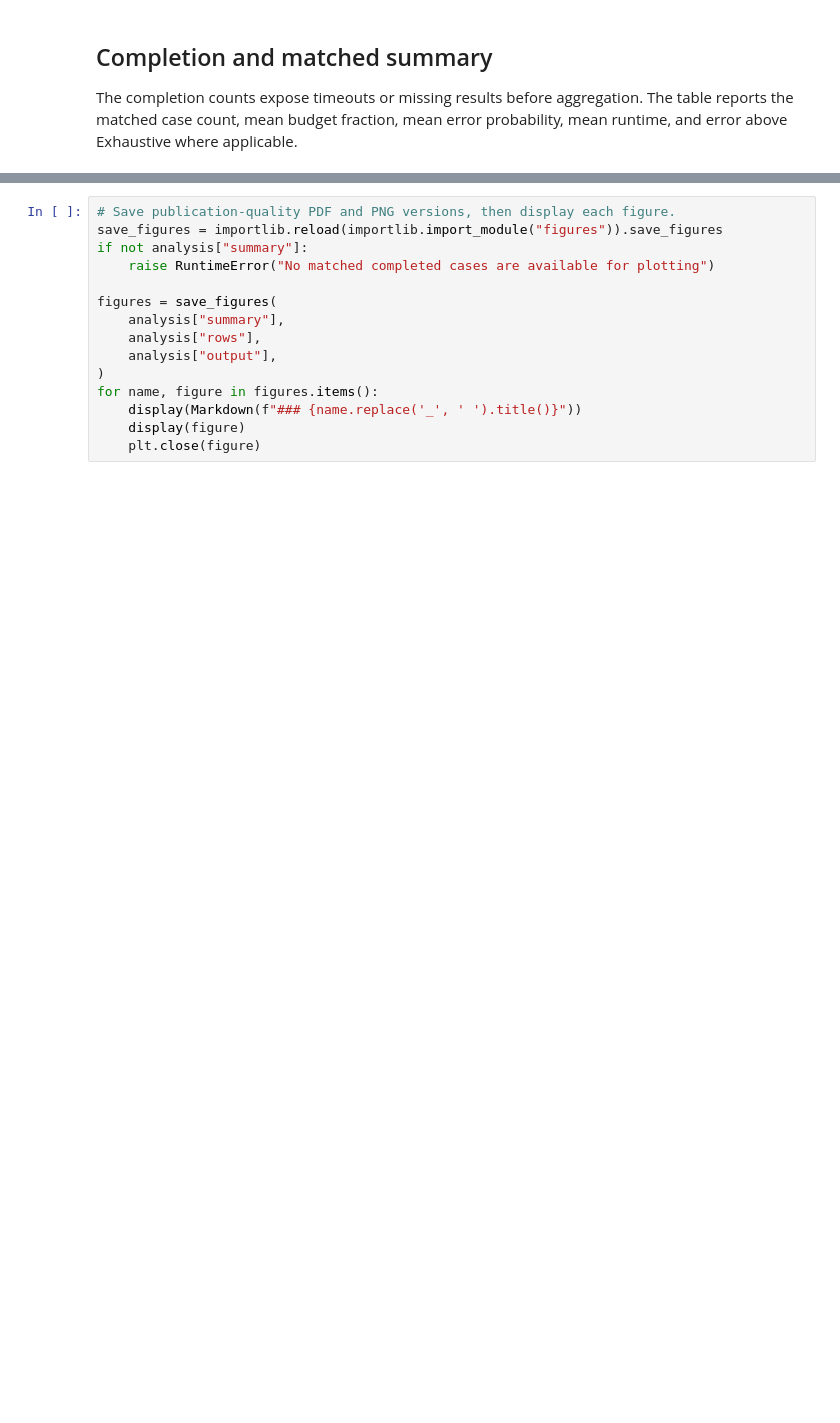
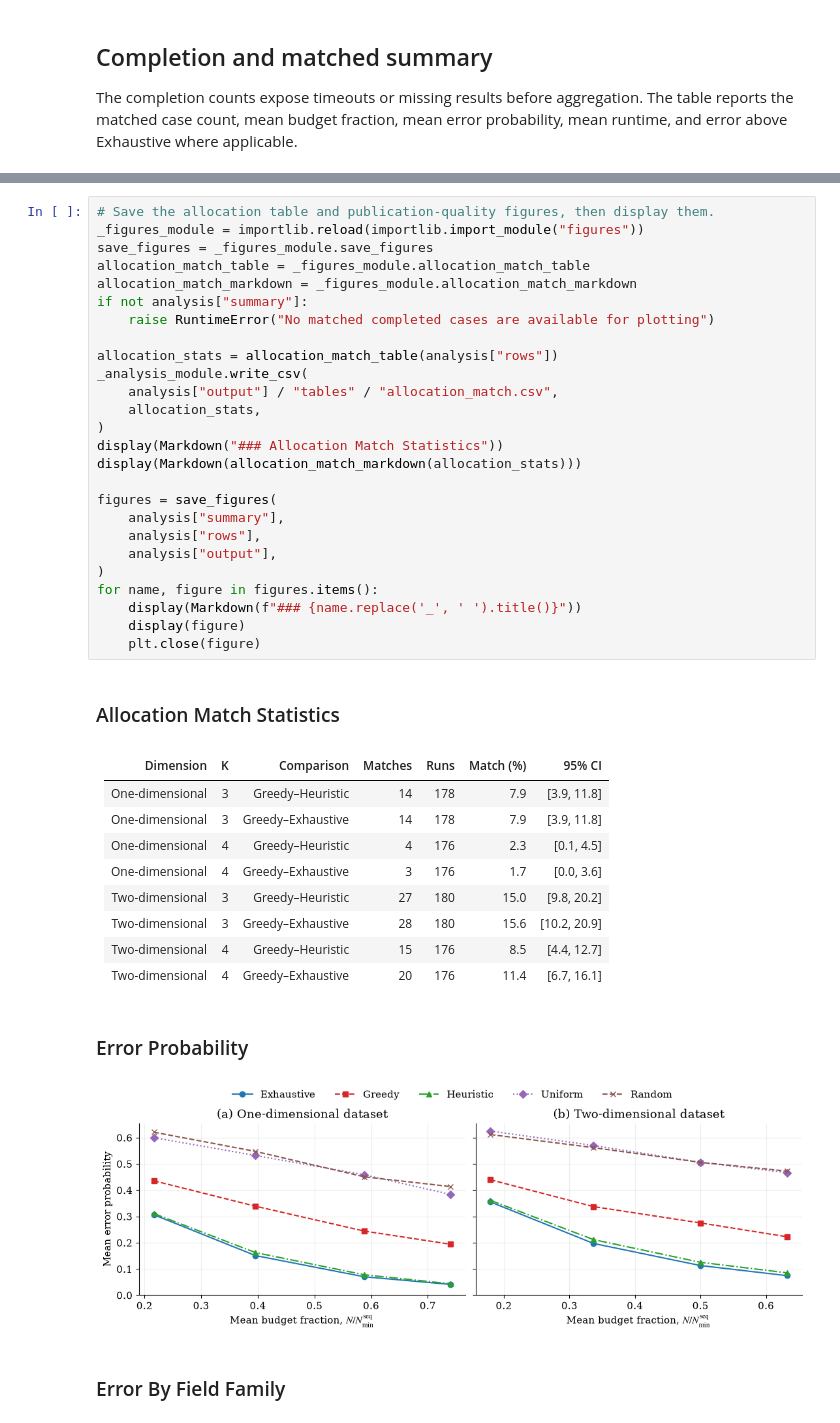
Before and after one commit to Avishka-Shamendra/quantum-sensor-placement-research, a Jupyter notebook: problem-2-min-error-seq/01_compact_analysis.ipynb, the cells around one changed output, grey strips where cells are left out. Saved outputs shown, nothing was run; the diff lists cells and outputs as text; blank space fills up the shorter version.

Commit message:
Align problem 2 heuristic and analysis

```diff
--- a/problem-2-min-error-seq/01_compact_analysis.ipynb
+++ b/problem-2-min-error-seq/01_compact_analysis.ipynb
@@ -110,15 +174,41 @@ The figures show **mean error probability versus mean budget fraction**, runtime
 # %%
-# Save publication-quality PDF and PNG versions, then display each figure.
-save_figures = importlib.reload(importlib.import_module("figures")).save_figures
+# Save the allocation table and publication-quality figures, then display them.
+_figures_module = importlib.reload(importlib.import_module("figures"))
+save_figures = _figures_module.save_figures
+allocation_match_table = _figures_module.allocation_match_table
+allocation_match_markdown = _figures_module.allocation_match_markdown
 if not analysis["summary"]:
     raise RuntimeError("No matched completed cases are available for plotting")
+
+allocation_stats = allocation_match_table(analysis["rows"])
+_analysis_module.write_csv(
+    analysis["output"] / "tables" / "allocation_match.csv",
+    allocation_stats,
+)
+display(Markdown("### Allocation Match Statistics"))
+display(Markdown(allocation_match_markdown(allocation_stats)))
 
 figures = save_figures(
     analysis["summary"],
     analysis["rows"],
     analysis["output"],
 )
 for name, figure in figures.items():
     display(Markdown(f"### {name.replace('_', ' ').title()}"))
     display(figure)
     plt.close(figure)
+# %% [output]
+### Allocation Match Statistics
+| Dimension | K | Comparison | Matches | Runs | Match (%) | 95% CI |
+|---|---:|---|---:|---:|---:|---:|
+| One-dimensional | 3 | Greedy–Heuristic | 14 | 178 | 7.9 | [3.9, 11.8] |
+| One-dimensional | 3 | Greedy–Exhaustive | 14 | 178 | 7.9 | [3.9, 11.8] |
+| One-dimensional | 4 | Greedy–Heuristic | 4 | 176 | 2.3 | [0.1, 4.5] |
+| One-dimensional | 4 | Greedy–Exhaustive | 3 | 176 | 1.7 | [0.0, 3.6] |
+| Two-dimensional | 3 | Greedy–Heuristic | 27 | 180 | 15.0 | [9.8, 20.2] |
+| Two-dimensional | 3 | Greedy–Exhaustive | 28 | 180 | 15.6 | [10.2, 20.9] |
+| Two-dimensional | 4 | Greedy–Heuristic | 15 | 176 | 8.5 | [4.4, 12.7] |
+| Two-dimensional | 4 | Greedy–Exhaustive | 20 | 176 | 11.4 | [6.7, 16.1] |
+### Error Probability
+[figure, added]
+### Error By Field Family
```
Also changed, not shown: parts of 7 cells of this notebook, 9 other files.
